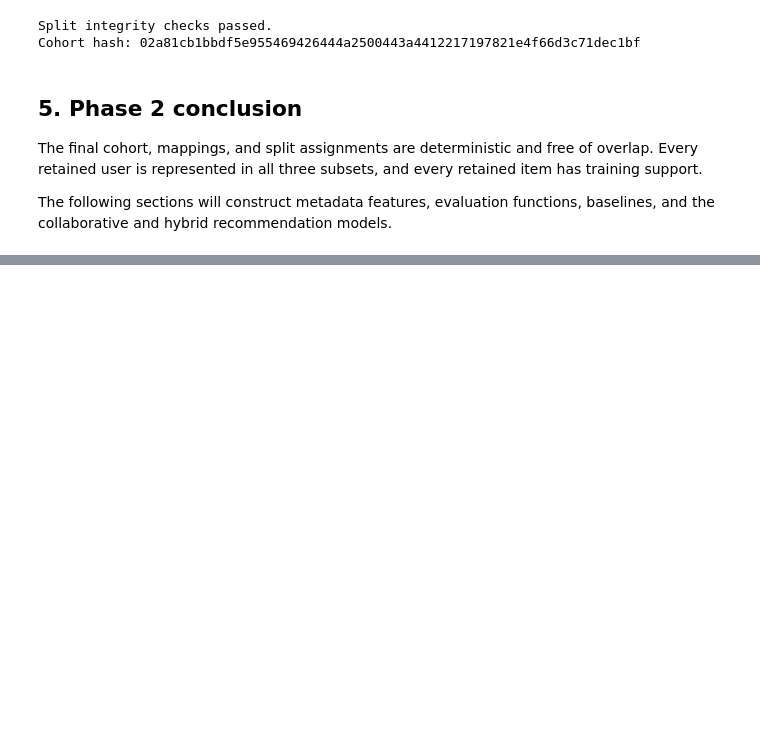
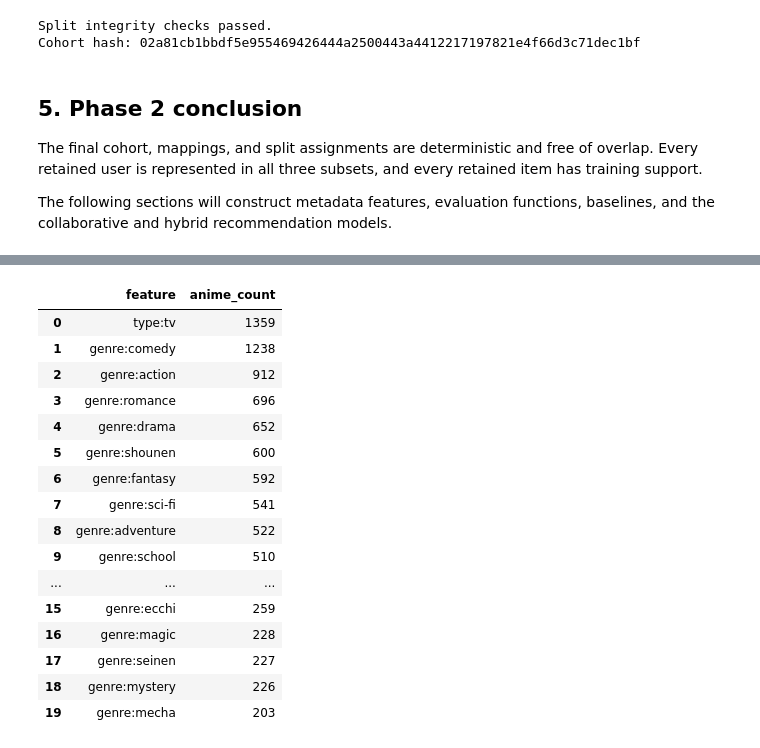
Before and after one commit to fedesaroka/analisis-predictivo-avanzado, a Jupyter notebook: notebooks/TP2_sistema_recomendacion_anime.ipynb, the cells around one changed output, grey strips where cells are left out. Saved outputs shown, nothing was run; the diff lists cells and outputs as text; code cells hidden in the pictures; blank space fills up the shorter version.

```diff
--- a/notebooks/TP2_sistema_recomendacion_anime.ipynb
+++ b/notebooks/TP2_sistema_recomendacion_anime.ipynb
@@ -341,0 +380,52 @@ The following sections will construct metadata features, evaluation functions, b
+# %%
+feature_frequencies = np.asarray(
+    item_features.matrix.sum(axis=0)
+).ravel()
+
+feature_frequency_table = (
+    pd.DataFrame(
+        {
+            "feature": (
+                item_features.feature_names
+            ),
+            "anime_count": (
+                feature_frequencies.astype(
+                    int
+                )
+            ),
+        }
+    )
+    .sort_values(
+        [
+            "anime_count",
+            "feature",
+        ],
+        ascending=[
+            False,
+            True,
+        ],
+    )
+    .reset_index(drop=True)
+)
+
+display(
+    feature_frequency_table.head(20)
+)
+# %% [output]
+|  | feature | anime_count |
+| 0 | type:tv | 1359 |
+| 1 | genre:comedy | 1238 |
+| 2 | genre:action | 912 |
+| 3 | genre:romance | 696 |
+| 4 | genre:drama | 652 |
+| 5 | genre:shounen | 600 |
+| 6 | genre:fantasy | 592 |
+| 7 | genre:sci-fi | 541 |
+| 8 | genre:adventure | 522 |
+| 9 | genre:school | 510 |
+| ... | ... | ... |
+| 15 | genre:ecchi | 259 |
+| 16 | genre:magic | 228 |
+| 17 | genre:seinen | 227 |
+| 18 | genre:mystery | 226 |
+| 19 | genre:mecha | 203 |
```
Also changed, not shown: parts of 11 cells of this notebook, 7 other files.
